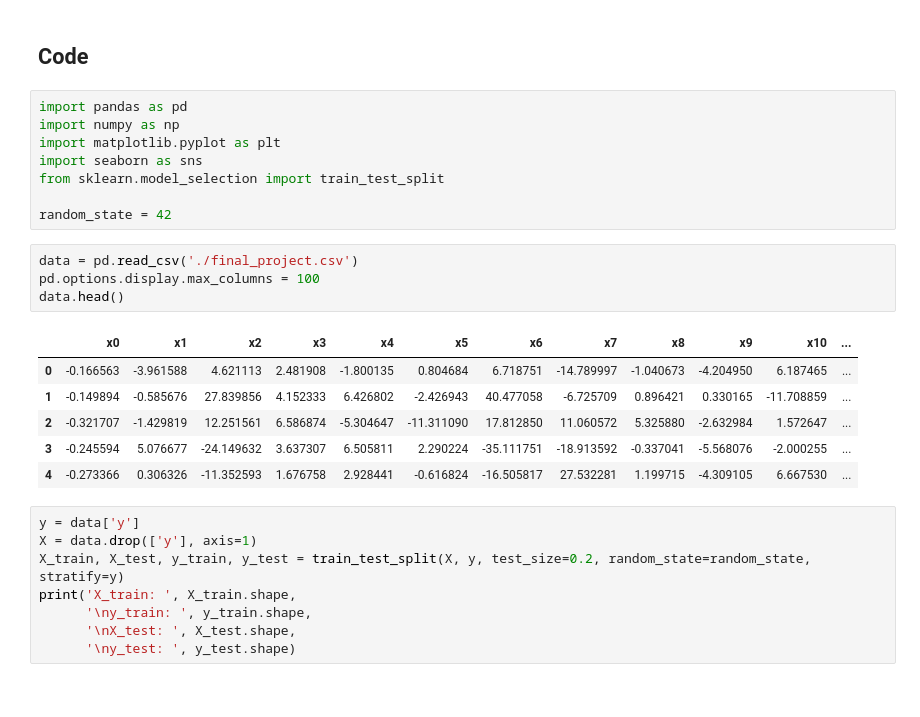
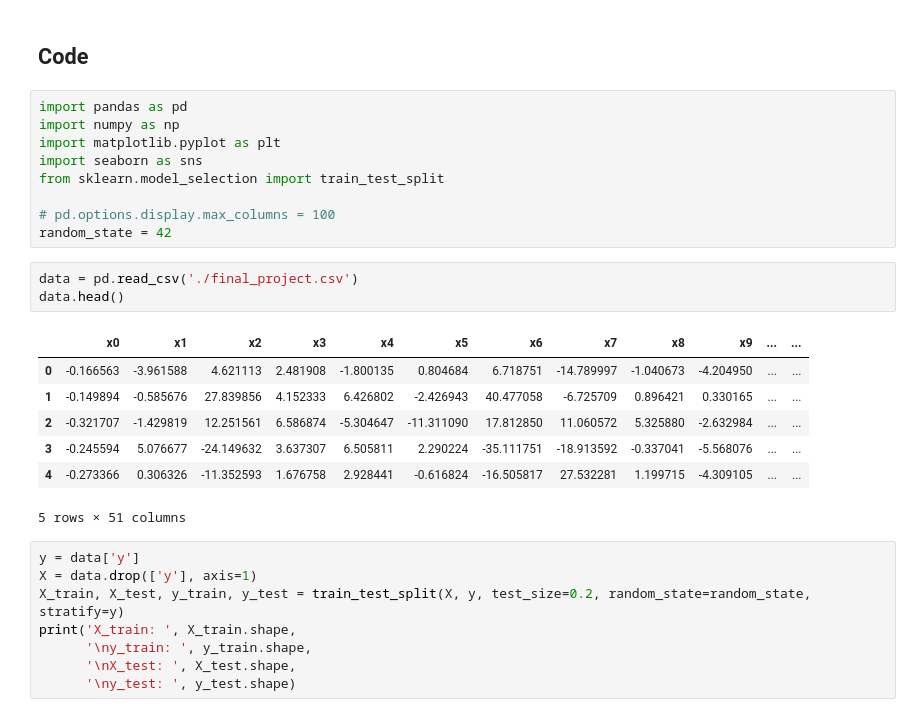
Before and after one commit to sjmiller8182/quant-the-world, a Jupyter notebook: final_project/Final Project.ipynb, the cells around one changed output. Cells and saved outputs as stored; diff of their text form.

```diff
--- a/final_project/Final Project.ipynb
+++ b/final_project/Final Project.ipynb
@@ -19,18 +19,19 @@ import matplotlib.pyplot as plt
 import seaborn as sns
 from sklearn.model_selection import train_test_split
 
+# pd.options.display.max_columns = 100
 random_state = 42
 # %%
 data = pd.read_csv('./final_project.csv')
-pd.options.display.max_columns = 100
 data.head()
 # %% [output]
-|  | x0 | x1 | x2 | x3 | x4 | x5 | x6 | x7 | x8 | x9 | x10 | ... |
-| 0 | -0.166563 | -3.961588 | 4.621113 | 2.481908 | -1.800135 | 0.804684 | 6.718751 | -14.789997 | -1.040673 | -4.204950 | 6.187465 | ... |
-| 1 | -0.149894 | -0.585676 | 27.839856 | 4.152333 | 6.426802 | -2.426943 | 40.477058 | -6.725709 | 0.896421 | 0.330165 | -11.708859 | ... |
-| 2 | -0.321707 | -1.429819 | 12.251561 | 6.586874 | -5.304647 | -11.311090 | 17.812850 | 11.060572 | 5.325880 | -2.632984 | 1.572647 | ... |
-| 3 | -0.245594 | 5.076677 | -24.149632 | 3.637307 | 6.505811 | 2.290224 | -35.111751 | -18.913592 | -0.337041 | -5.568076 | -2.000255 | ... |
-| 4 | -0.273366 | 0.306326 | -11.352593 | 1.676758 | 2.928441 | -0.616824 | -16.505817 | 27.532281 | 1.199715 | -4.309105 | 6.667530 | ... |
+|  | x0 | x1 | x2 | x3 | x4 | x5 | x6 | x7 | x8 | x9 | ... | ... |
+| 0 | -0.166563 | -3.961588 | 4.621113 | 2.481908 | -1.800135 | 0.804684 | 6.718751 | -14.789997 | -1.040673 | -4.204950 | ... | ... |
+| 1 | -0.149894 | -0.585676 | 27.839856 | 4.152333 | 6.426802 | -2.426943 | 40.477058 | -6.725709 | 0.896421 | 0.330165 | ... | ... |
+| 2 | -0.321707 | -1.429819 | 12.251561 | 6.586874 | -5.304647 | -11.311090 | 17.812850 | 11.060572 | 5.325880 | -2.632984 | ... | ... |
+| 3 | -0.245594 | 5.076677 | -24.149632 | 3.637307 | 6.505811 | 2.290224 | -35.111751 | -18.913592 | -0.337041 | -5.568076 | ... | ... |
+| 4 | -0.273366 | 0.306326 | -11.352593 | 1.676758 | 2.928441 | -0.616824 | -16.505817 | 27.532281 | 1.199715 | -4.309105 | ... | ... |
+5 rows × 51 columns
 # %%
 y = data['y']
 X = data.drop(['y'], axis=1)
```
Also changed, not shown: parts of 23 cells of this notebook.
